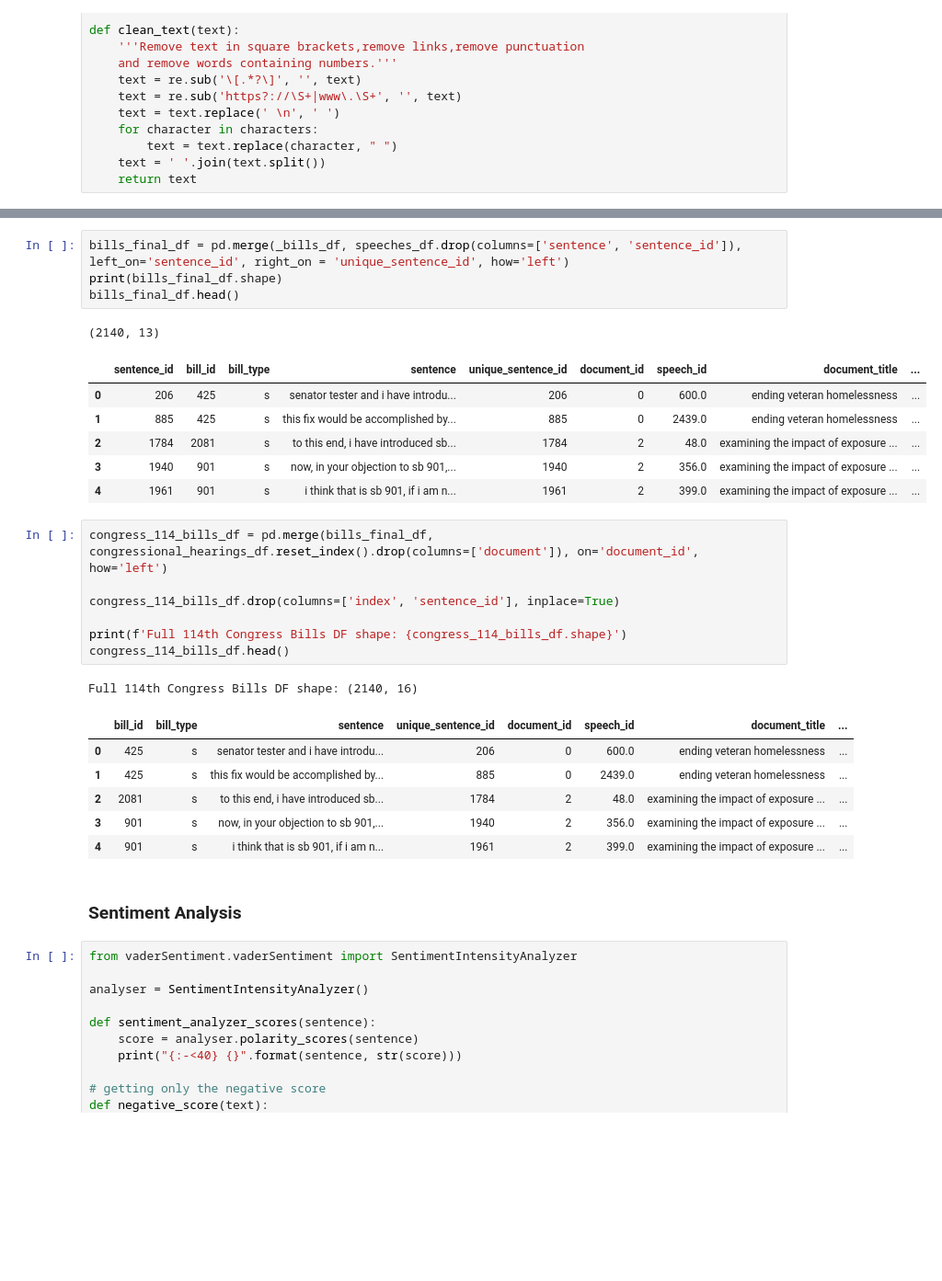
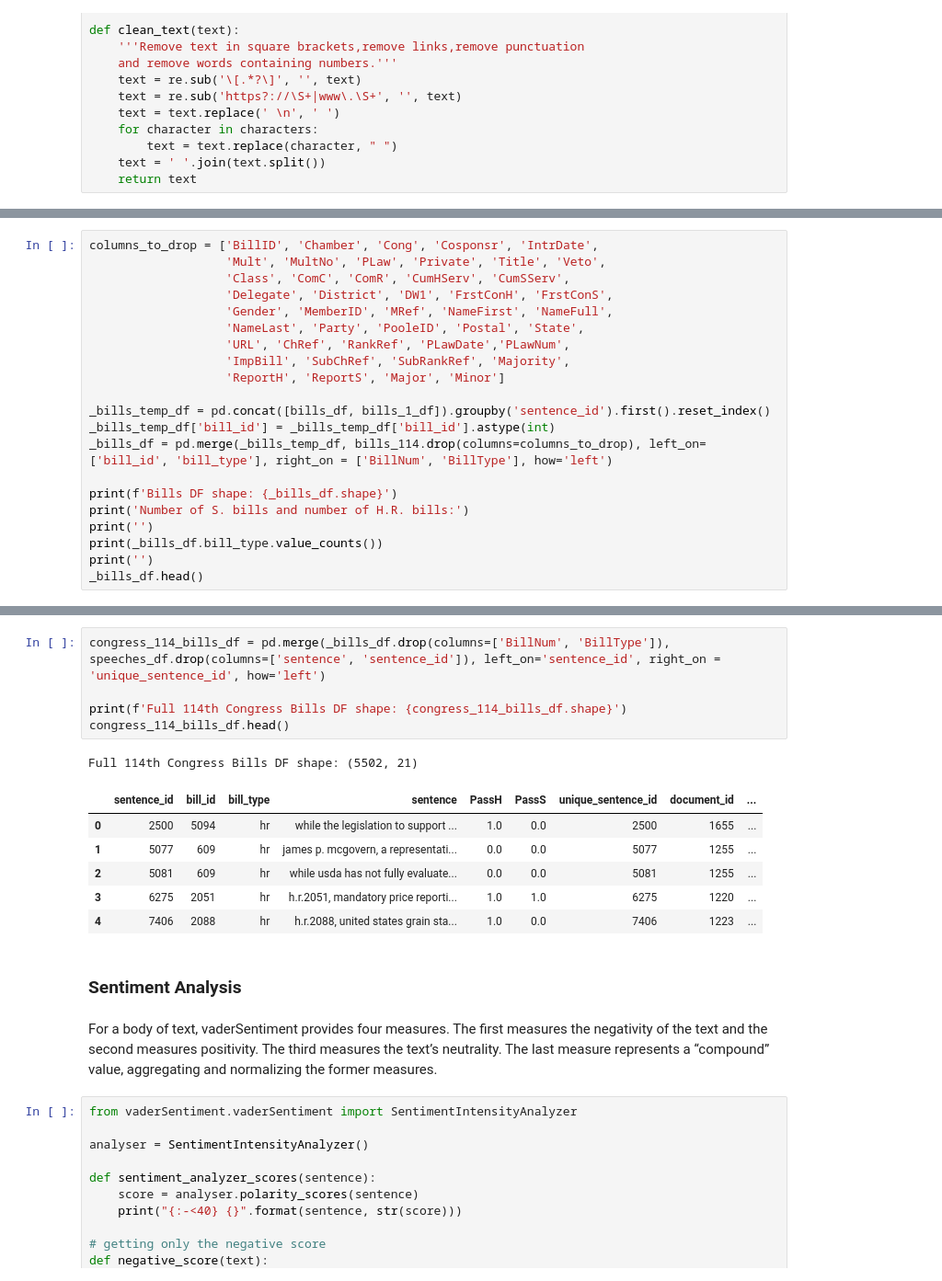
Before and after one commit to inescsv/congress_speech_analysis, a Jupyter notebook: 1_speech_analysis_bills_sentiment_analysis.ipynb, the cells around one changed output, grey strips where cells are left out. Shown at 92% size. Cells and saved outputs as stored; diff of their text form; blank space fills up the shorter version.

```diff
--- a/1_speech_analysis_bills_sentiment_analysis.ipynb
+++ b/1_speech_analysis_bills_sentiment_analysis.ipynb
@@ -317,0 +229,21 @@ Name: bill_type, dtype: int64
+# %%
+columns_to_drop = ['BillID', 'Chamber', 'Cong', 'Cosponsr', 'IntrDate',
+                   'Mult', 'MultNo', 'PLaw', 'Private', 'Title', 'Veto',
+                   'Class', 'ComC', 'ComR', 'CumHServ', 'CumSServ',
+                   'Delegate', 'District', 'DW1', 'FrstConH', 'FrstConS',
+                   'Gender', 'MemberID', 'MRef', 'NameFirst', 'NameFull',
+                   'NameLast', 'Party', 'PooleID', 'Postal', 'State',
+                   'URL', 'ChRef', 'RankRef', 'PLawDate','PLawNum',
+                   'ImpBill', 'SubChRef', 'SubRankRef', 'Majority',
+                   'ReportH', 'ReportS', 'Major', 'Minor']
+
+_bills_temp_df = pd.concat([bills_df, bills_1_df]).groupby('sentence_id').first().reset_index()
+_bills_temp_df['bill_id'] = _bills_temp_df['bill_id'].astype(int)
+_bills_df = pd.merge(_bills_temp_df, bills_114.drop(columns=columns_to_drop), left_on=['bill_id', 'bill_type'], right_on = ['BillNum', 'BillType'], how='left')
+
+print(f'Bills DF shape: {_bills_df.shape}')
+print('Number of S. bills and number of H.R. bills:')
+print('')
+print(_bills_df.bill_type.value_counts())
+print('')
+_bills_df.head()
@@ -318,32 +263,20 @@ Name: bill_type, dtype: int64
 # %%
-bills_final_df = pd.merge(_bills_df, speeches_df.drop(columns=['sentence', 'sentence_id']), left_on='sentence_id', right_on = 'unique_sentence_id', how='left')
-print(bills_final_df.shape)
-bills_final_df.head()
+congress_114_bills_df = pd.merge(_bills_df.drop(columns=['BillNum', 'BillType']), speeches_df.drop(columns=['sentence', 'sentence_id']), left_on='sentence_id', right_on = 'unique_sentence_id', how='left')
+
+print(f'Full 114th Congress Bills DF shape: {congress_114_bills_df.shape}')
+congress_114_bills_df.head()
 # %% [output]
-(2140, 13)
+Full 114th Congress Bills DF shape: (5502, 21)
-|  | sentence_id | bill_id | bill_type | sentence | unique_sentence_id | document_id | speech_id | document_title | ... |
-| 0 | 206 | 425 | s | senator tester and i have introdu... | 206 | 0 | 600.0 | ending veteran homelessness | ... |
-| 1 | 885 | 425 | s | this fix would be accomplished by... | 885 | 0 | 2439.0 | ending veteran homelessness | ... |
-| 2 | 1784 | 2081 | s | to this end, i have introduced sb... | 1784 | 2 | 48.0 | examining the impact of exposure ... | ... |
-| 3 | 1940 | 901 | s | now, in your objection to sb 901,... | 1940 | 2 | 356.0 | examining the impact of exposure ... | ... |
-| 4 | 1961 | 901 | s | i think that is sb 901, if i am n... | 1961 | 2 | 399.0 | examining the impact of exposure ... | ... |
+|  | sentence_id | bill_id | bill_type | sentence | PassH | PassS | unique_sentence_id | document_id | ... |
+| 0 | 2500 | 5094 | hr | while the legislation to support ... | 1.0 | 0.0 | 2500 | 1655 | ... |
+| 1 | 5077 | 609 | hr | james p. mcgovern, a representati... | 0.0 | 0.0 | 5077 | 1255 | ... |
+| 2 | 5081 | 609 | hr | while usda has not fully evaluate... | 0.0 | 0.0 | 5081 | 1255 | ... |
+| 3 | 6275 | 2051 | hr | h.r.2051, mandatory price reporti... | 1.0 | 1.0 | 6275 | 1220 | ... |
+| 4 | 7406 | 2088 | hr | h.r.2088, united states grain sta... | 1.0 | 0.0 | 7406 | 1223 | ... |
-# %%
-congress_114_bills_df = pd.merge(bills_final_df, congressional_hearings_df.reset_index().drop(columns=['document']), on='document_id', how='left')
-
-congress_114_bills_df.drop(columns=['index', 'sentence_id'], inplace=True)
-
-print(f'Full 114th Congress Bills DF shape: {congress_114_bills_df.shape}')
-congress_114_bills_df.head()
-# %% [output]
-Full 114th Congress Bills DF shape: (2140, 16)
-|  | bill_id | bill_type | sentence | unique_sentence_id | document_id | speech_id | document_title | ... |
-| 0 | 425 | s | senator tester and i have introdu... | 206 | 0 | 600.0 | ending veteran homelessness | ... |
-| 1 | 425 | s | this fix would be accomplished by... | 885 | 0 | 2439.0 | ending veteran homelessness | ... |
-| 2 | 2081 | s | to this end, i have introduced sb... | 1784 | 2 | 48.0 | examining the impact of exposure ... | ... |
-| 3 | 901 | s | now, in your objection to sb 901,... | 1940 | 2 | 356.0 | examining the impact of exposure ... | ... |
-| 4 | 901 | s | i think that is sb 901, if i am n... | 1961 | 2 | 399.0 | examining the impact of exposure ... | ... |
 # %% [markdown]
 ### Sentiment Analysis
+# %% [markdown]
+For a body of text, vaderSentiment provides four measures. The first measures the negativity of the text and the second measures positivity. The third measures the text’s neutrality. The last measure represents a “compound” value, aggregating and normalizing  the  former  measures.
 # %%
 from vaderSentiment.vaderSentiment import SentimentIntensityAnalyzer
 
```
Also changed, not shown: parts of 23 cells of this notebook, 1 other file.
